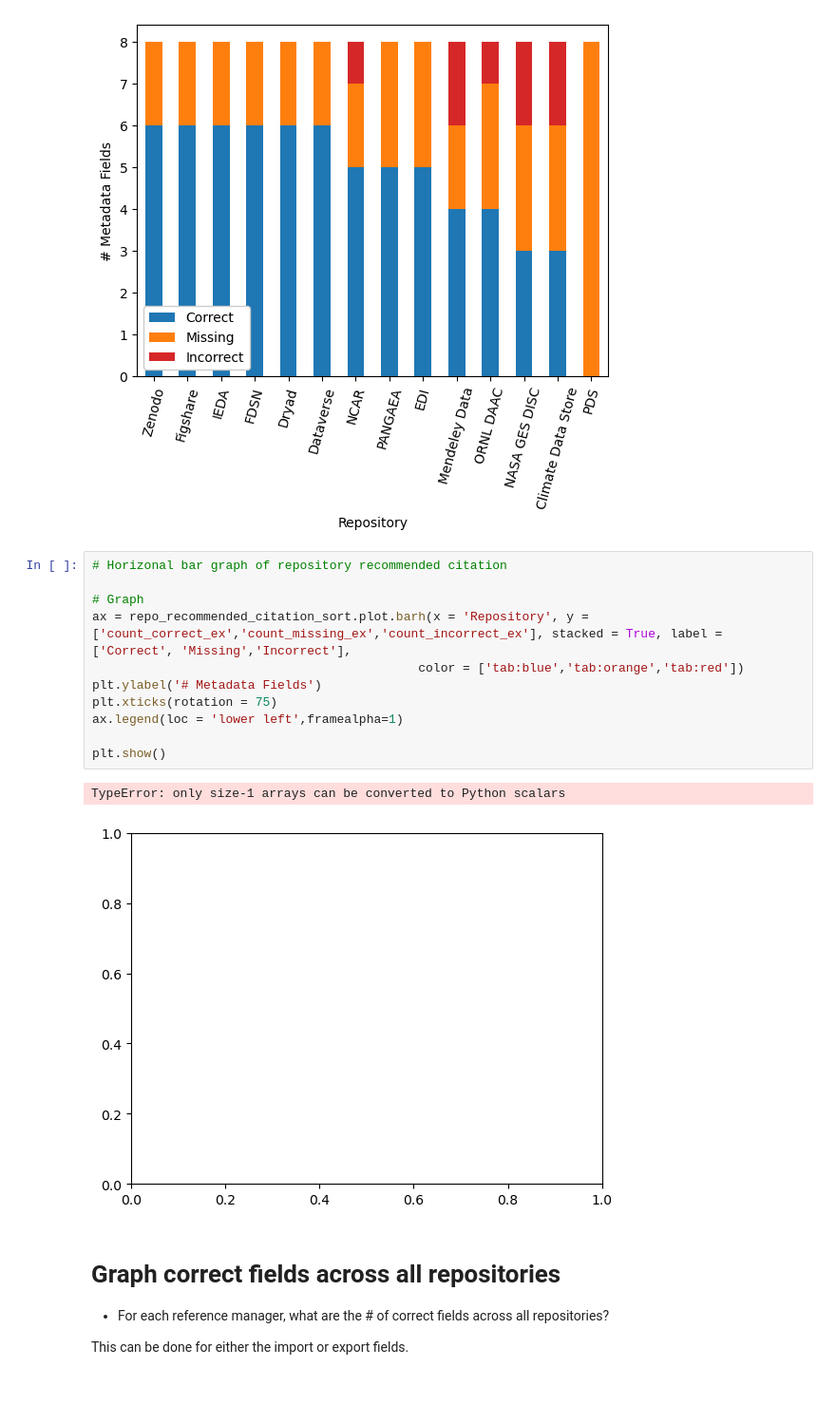
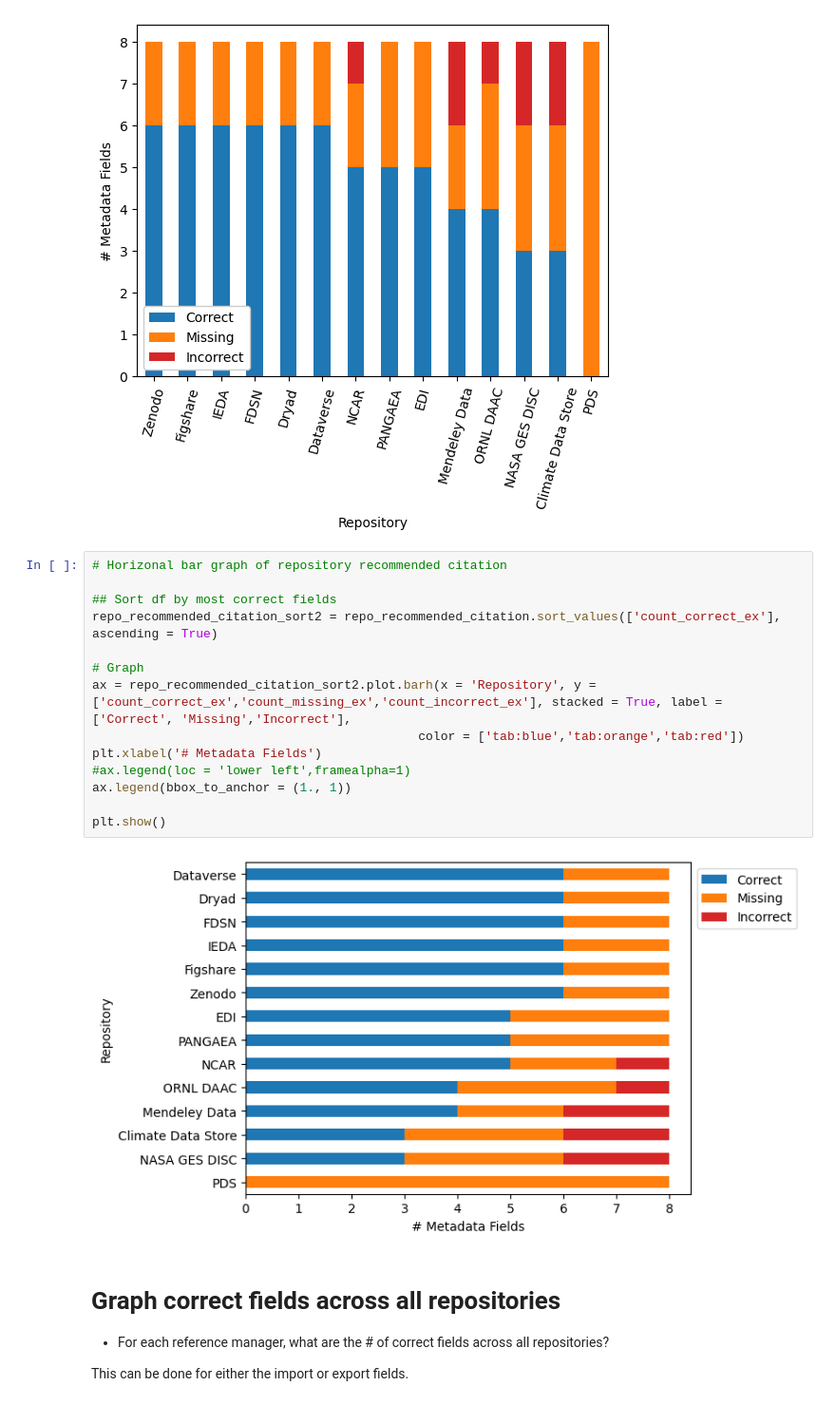
Before and after one commit to kvrouwenvelder/reference-manager-analysis, a Jupyter notebook: reference-manager-citations-ESIP.ipynb, the cells around one changed output. Shown at 95% size. Saved outputs shown, nothing was run; the diff lists cells and outputs as text.

```diff
--- a/reference-manager-citations-ESIP.ipynb
+++ b/reference-manager-citations-ESIP.ipynb
@@ -189,20 +189,22 @@ ax.legend(loc = 'lower left',framealpha=1)
 3 repositories specify a citation style (APA).
 <matplotlib.legend.Legend at 0x...>
 [figure]
-# %%
-# Horizonal bar graph of repository recommended citation
-
-# Graph
-ax = repo_recommended_citation_sort.plot.barh(x = 'Repository', y = ['count_correct_ex','count_missing_ex','count_incorrect_ex'], stacked = True, label = ['Correct', 'Missing','Incorrect'],
-                                            color = ['tab:blue','tab:orange','tab:red'])
-plt.ylabel('# Metadata Fields')
-plt.xticks(rotation = 75)
-ax.legend(loc = 'lower left',framealpha=1)
-
-plt.show()
-# %% [output]
-TypeError: only size-1 arrays can be converted to Python scalars
-[figure, removed]
+# %%
+# Horizonal bar graph of repository recommended citation
+
+## Sort df by most correct fields
+repo_recommended_citation_sort2 = repo_recommended_citation.sort_values(['count_correct_ex'], ascending = True)
+
+# Graph
+ax = repo_recommended_citation_sort2.plot.barh(x = 'Repository', y = ['count_correct_ex','count_missing_ex','count_incorrect_ex'], stacked = True, label = ['Correct', 'Missing','Incorrect'],
+                                            color = ['tab:blue','tab:orange','tab:red'])
+plt.xlabel('# Metadata Fields')
+#ax.legend(loc = 'lower left',framealpha=1)
+ax.legend(bbox_to_anchor = (1., 1))
+
+plt.show()
+# %% [output]
+[figure, added]
 # %% [markdown]
 # Graph correct fields across all repositories
 * For each reference manager, what are the # of correct fields across all repositories?
```
Also changed, not shown: parts of 5 cells of this notebook.
